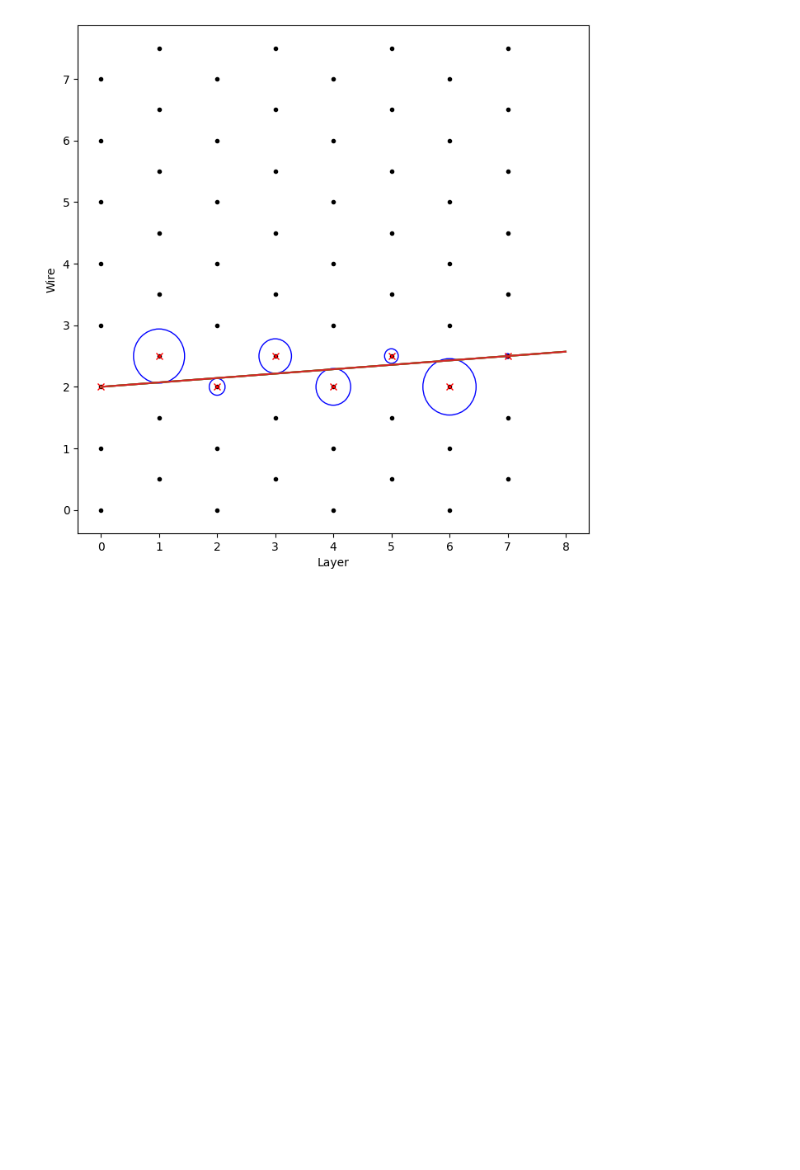
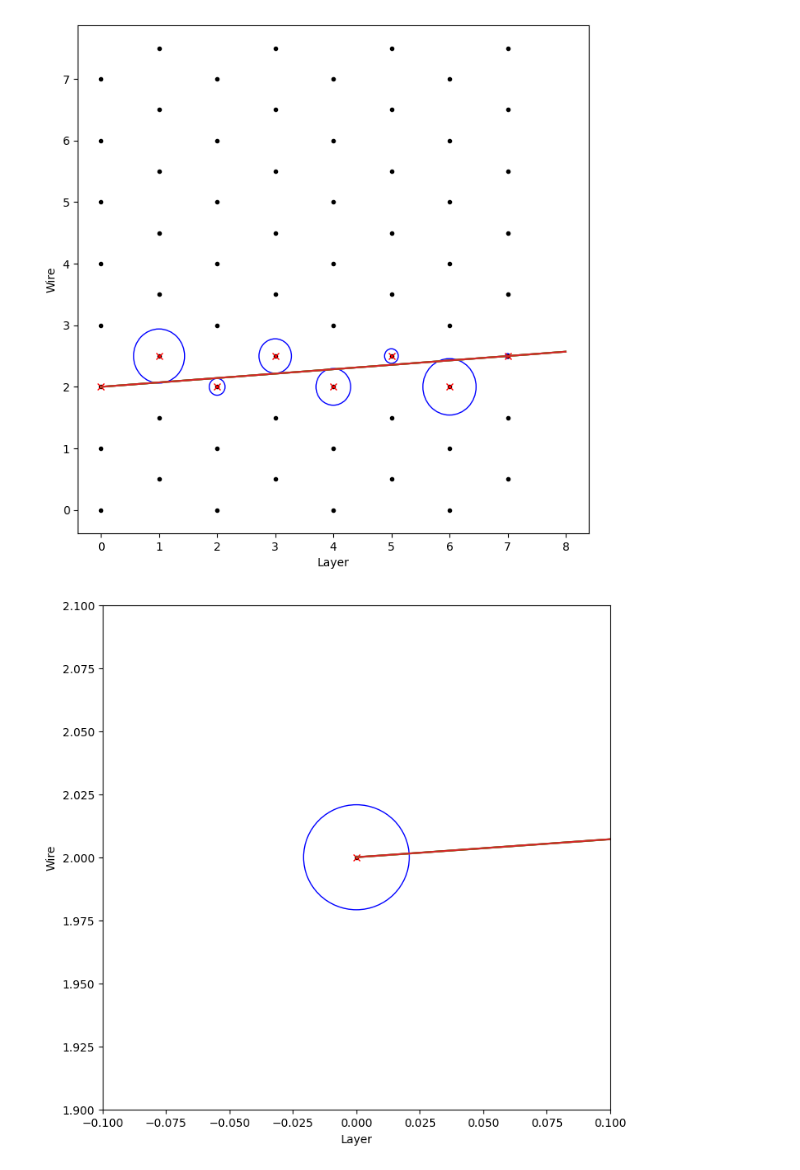
Before and after one commit to amh-137/STC-drift-time, a Jupyter notebook: py-test/test.ipynb, the cells around one changed output. Saved outputs shown, nothing was run; the diff lists cells and outputs as text; code cells hidden in the pictures; blank space fills up the shorter version.

Commit message:
Fixed - using largest circles, better loss function

```diff
--- a/py-test/test.ipynb
+++ b/py-test/test.ipynb
@@ -160,7 +160,7 @@ def check_all_lines(ls, v):
 
 
 
-res = minimize(f, 1, method='Nelder-Mead')
+res = minimize(f, 2, method='Nelder-Mead')
 print(res.x)
 # %% [output]
 [2.08154297]
@@ -179,7 +187,7 @@ print(v)
 # %% [output]
 8000.0
 # %%
-ax = plot_TDC_circles(get_basic_plot(), v*DIVIDER)
+ax = plot_TDC_circles(get_basic_plot(), res.x)
 # get the tangent to the first and last circle
 c1 = circle(conv_hit_to_coords(layer[0], wire[0])[0], conv_hit_to_coords(layer[0], wire[0])[1], tdc[0] / DIVIDER * v)
 c2 = circle(conv_hit_to_coords(layer[7], wire[7])[0], conv_hit_to_coords(layer[7], wire[7])[1], tdc[7] / DIVIDER * v)
@@ -188,3 +196,19 @@ for l in ls:
     ax = l.plot(ax, 0, 8)
 # %% [output]
 [figure]
+# %%
+# CHECK IT WORKS - ZOOM IN TO FIRST CIRCLE
+
+ax = plot_TDC_circles(get_basic_plot(), res.x)
+# get the tangent to the first and last circle
+c1 = circle(conv_hit_to_coords(layer[0], wire[0])[0], conv_hit_to_coords(layer[0], wire[0])[1], tdc[0] / DIVIDER * v)
+c2 = circle(conv_hit_to_coords(layer[7], wire[7])[0], conv_hit_to_coords(layer[7], wire[7])[1], tdc[7] / DIVIDER * v)
+ls = get_tangents_to_two_circles(c1, c2)
+for l in ls:
+    ax = l.plot(ax, 0, 8)
+
+ax.set_xlim(-0.1, 0.1)
+ax.set_ylim(1.9,2.1)
+plt.show()
+# %% [output]
+[figure, added]
```
Also changed, not shown: parts of 3 cells of this notebook, 3 other files.
